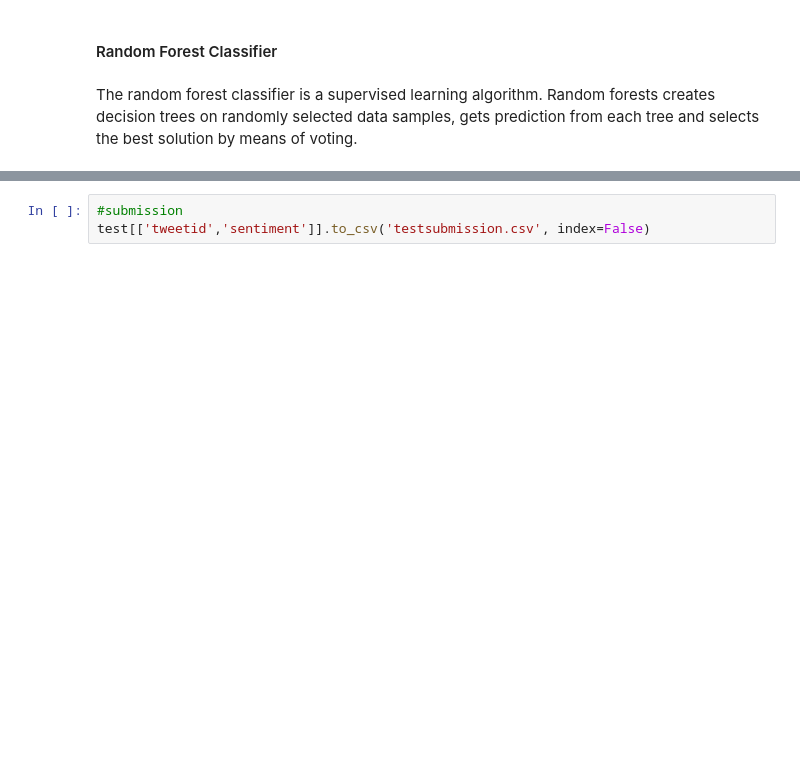
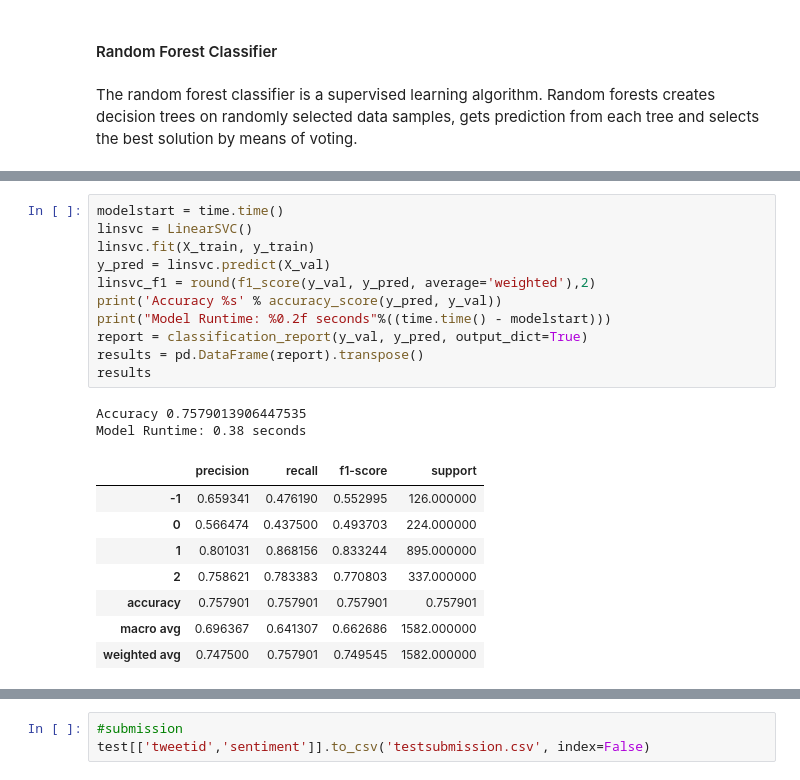
Before and after one commit to mainamwangi49/EXPLORE-TEAM-NM2-classification-predict-streamlit, a Jupyter notebook: AC_Predict.ipynb, the cells around one changed output, grey strips where cells are left out. Drawn from its saved outputs; the diff is of its cells as text; blank space fills up the shorter version.

```diff
--- a/AC_Predict.ipynb
+++ b/AC_Predict.ipynb
@@ -692,0 +1008,22 @@ rfc_pred_t = rfc.predict(test_vect)
+# %%
+modelstart = time.time()
+linsvc = LinearSVC()
+linsvc.fit(X_train, y_train)
+y_pred = linsvc.predict(X_val)
+linsvc_f1 = round(f1_score(y_val, y_pred, average='weighted'),2)
+print('Accuracy %s' % accuracy_score(y_pred, y_val))
+print("Model Runtime: %0.2f seconds"%((time.time() - modelstart)))
+report = classification_report(y_val, y_pred, output_dict=True)
+results = pd.DataFrame(report).transpose()
+results
+# %% [output]
+Accuracy 0.7579013906447535
+Model Runtime: 0.38 seconds
+|  | precision | recall | f1-score | support |
+| -1 | 0.659341 | 0.476190 | 0.552995 | 126.000000 |
+| 0 | 0.566474 | 0.437500 | 0.493703 | 224.000000 |
+| 1 | 0.801031 | 0.868156 | 0.833244 | 895.000000 |
+| 2 | 0.758621 | 0.783383 | 0.770803 | 337.000000 |
+| accuracy | 0.757901 | 0.757901 | 0.757901 | 0.757901 |
+| macro avg | 0.696367 | 0.641307 | 0.662686 | 1582.000000 |
+| weighted avg | 0.747500 | 0.757901 | 0.749545 | 1582.000000 |
```
Also changed, not shown: parts of 58 cells of this notebook.
